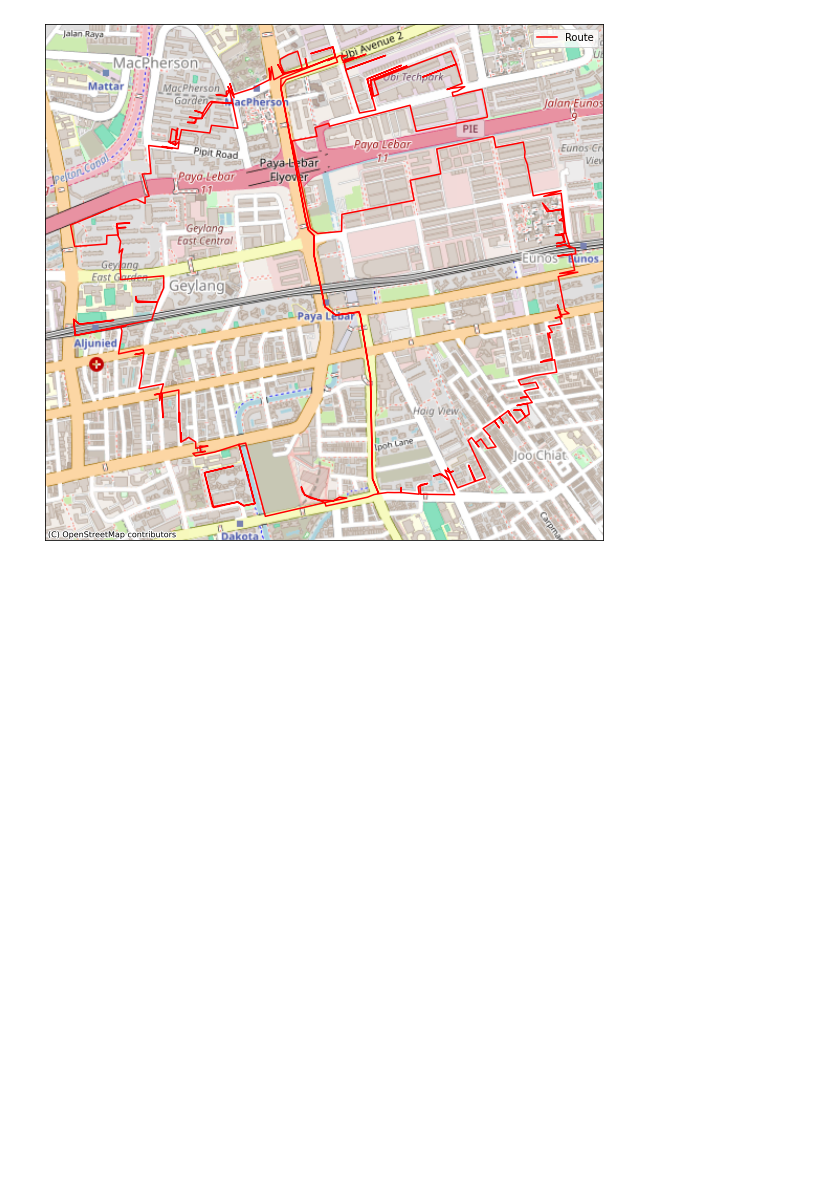
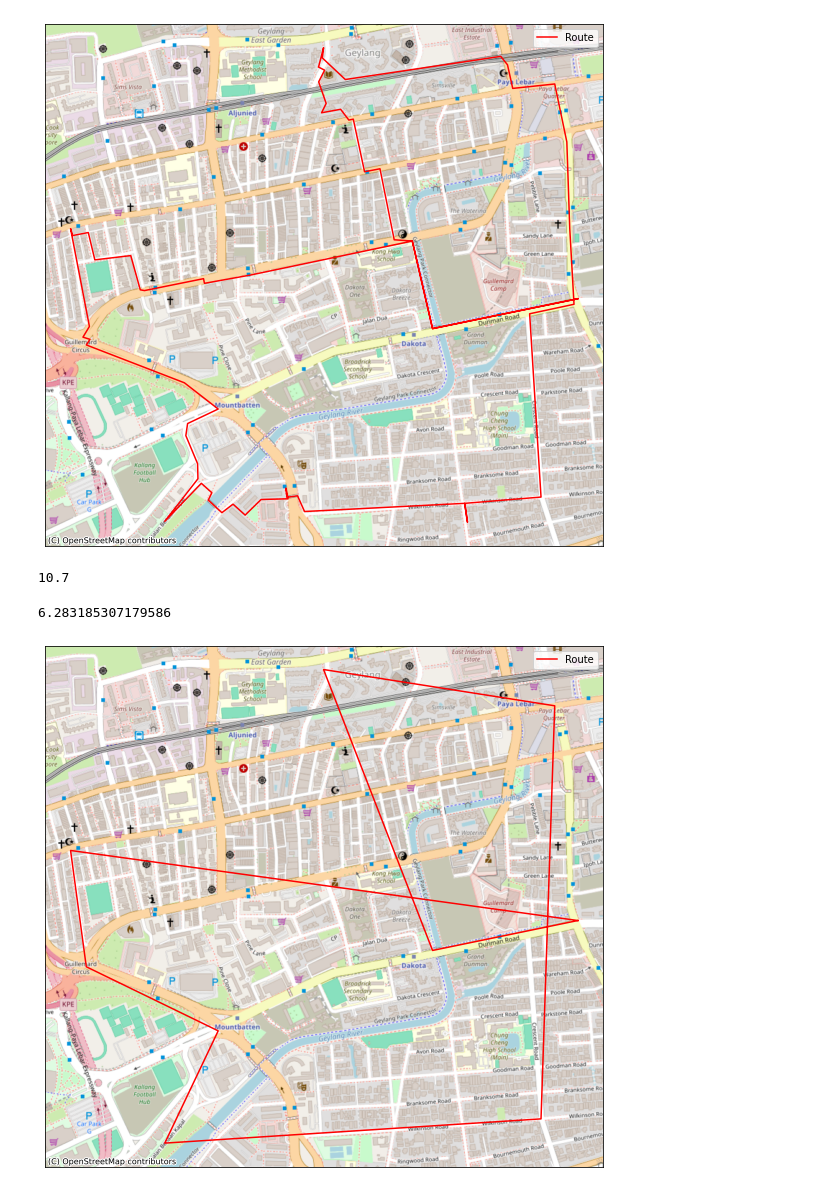
Before and after one commit to evgeniyarbatov/osmr-running, a Jupyter notebook: notebooks/Simple OSRM.ipynb, the cells around one changed output. Saved outputs shown, nothing was run; the diff lists cells and outputs as text; code cells hidden in the pictures; blank space fills up the shorter version.

```diff
--- a/notebooks/Simple OSRM.ipynb
+++ b/notebooks/Simple OSRM.ipynb
@@ -69,7 +82,7 @@ def get_points_on_circle(center_coords, radius_km, num_points):
 # %%
 start = (1.3096652081895739, 103.8944762995628)
 distance_km = 1
-number_of_points = 200
+number_of_points = 5
 # %%
 # Center point is not the same as the starting point.
 center_point = get_center_point(start, distance_km)
@@ -82,4 +95,18 @@ points = [(start[0], start[1])] + points + [(start[0], start[1])]
 osrm_df = get_route(points)
 plot_gpx(osrm_df)
 # %% [output]
-[figure, old version]
+[figure, new version]
+# %%
+get_distance(osrm_df)
+# %% [output]
+10.7
+# %%
+get_estimated_distance(distance_km)
+# %% [output]
+6.283185307179586
+# %%
+rdp_result = rdp(osrm_df[['latitude', 'longitude']].values, epsilon=0.002)
+rdp_df = pd.DataFrame(rdp_result, columns=['latitude', 'longitude'])
+plot_gpx(rdp_df)
+# %% [output]
+[figure, added]
```
Also changed, not shown: parts of 4 cells of this notebook, 1 other file.
